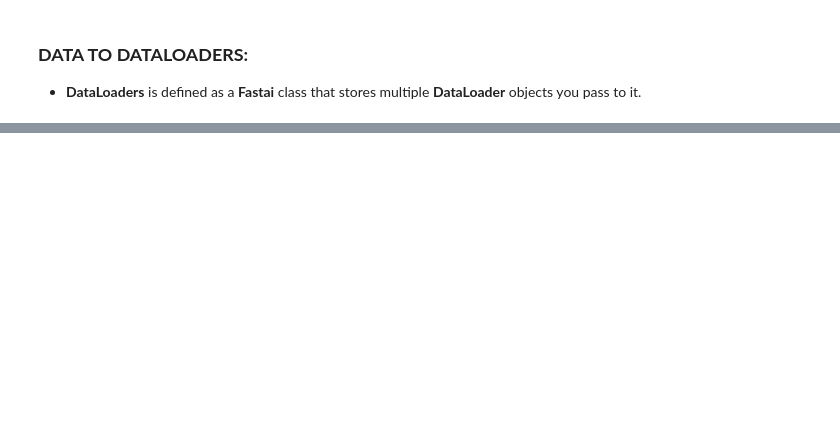
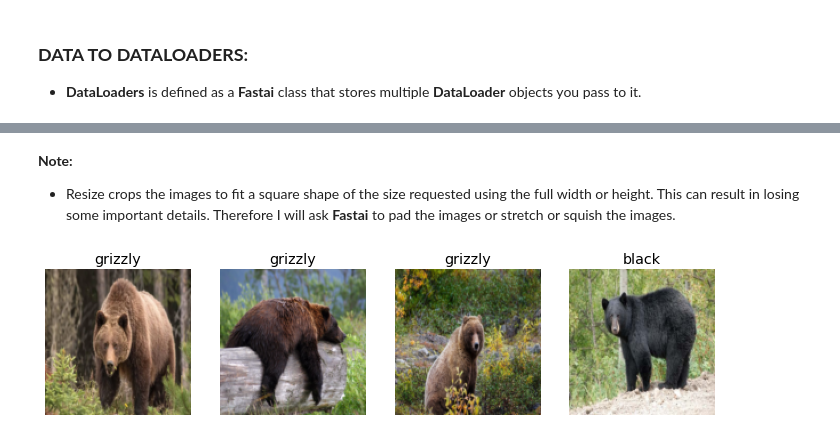
Before and after one commit to ThinamXx/Fastai, a Jupyter notebook: 2. Model Production/BearDetector.ipynb, the cells around one changed output, grey strips where cells are left out. Saved outputs shown, nothing was run; the diff lists cells and outputs as text; code cells hidden in the pictures; blank space fills up the shorter version.

```diff
--- a/2. Model Production/BearDetector.ipynb
+++ b/2. Model Production/BearDetector.ipynb
@@ -111,0 +118,11 @@ dls.valid.show_batch(max_n=4, nrows=1)                       # Inspecting Images
+# %% [markdown]
+**Note:**
+- Resize crops the images to fit a square shape of the size requested using
+the full width or height. This can result in losing some important details. Therefore I will ask **Fastai** to pad the images or stretch or squish the images.
+# %%
+#@ PREPARING THE DATASET: STRETCHING:
+bears = bears.new(item_tfms=Resize(128, ResizeMethod.Squish))     # Stretching the Images.
+dls = bears.dataloaders(PATH)                                     # Initializing the DataLoaders.
+dls.valid.show_batch(max_n=4, nrows=1)                            # Inspecting the Images.
+# %% [output]
+[figure, added]
```
Also changed, not shown: parts of 17 cells of this notebook.
